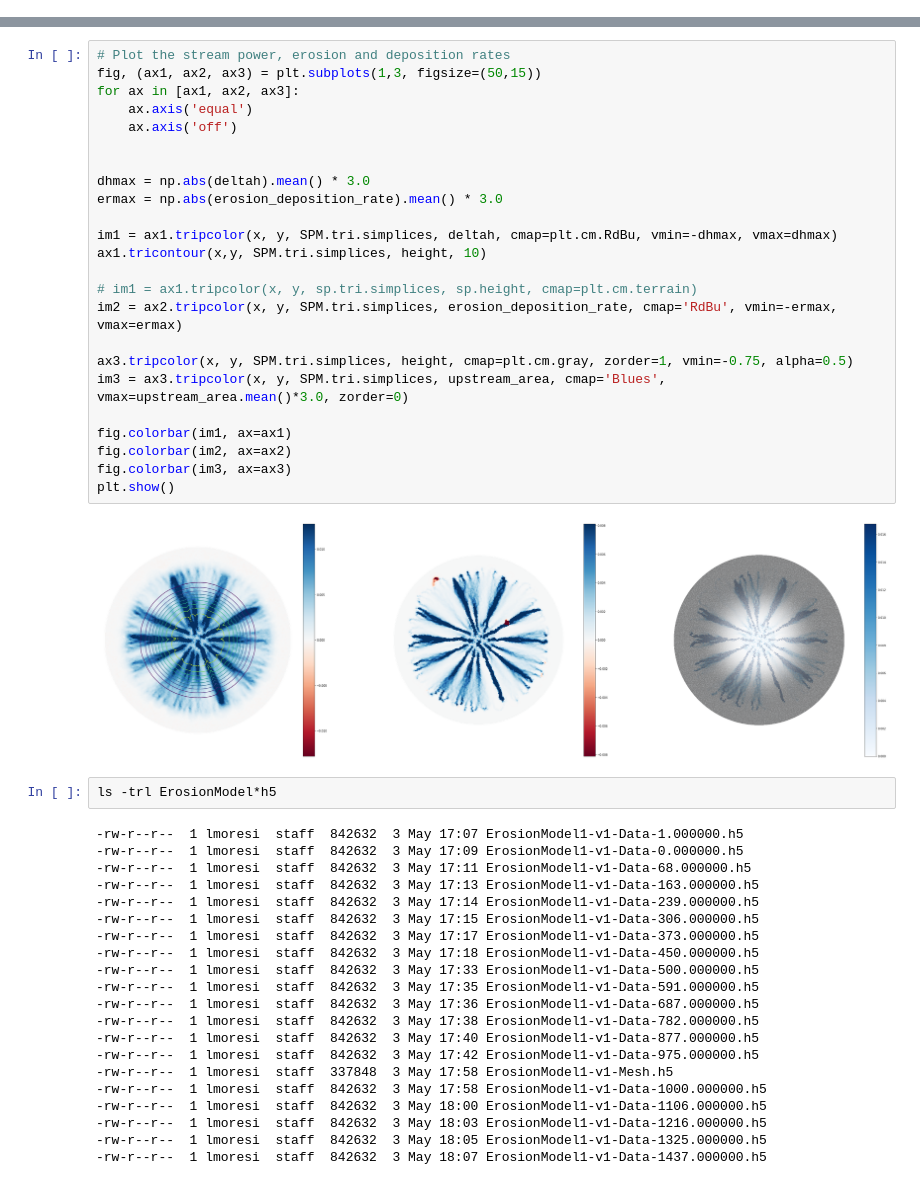
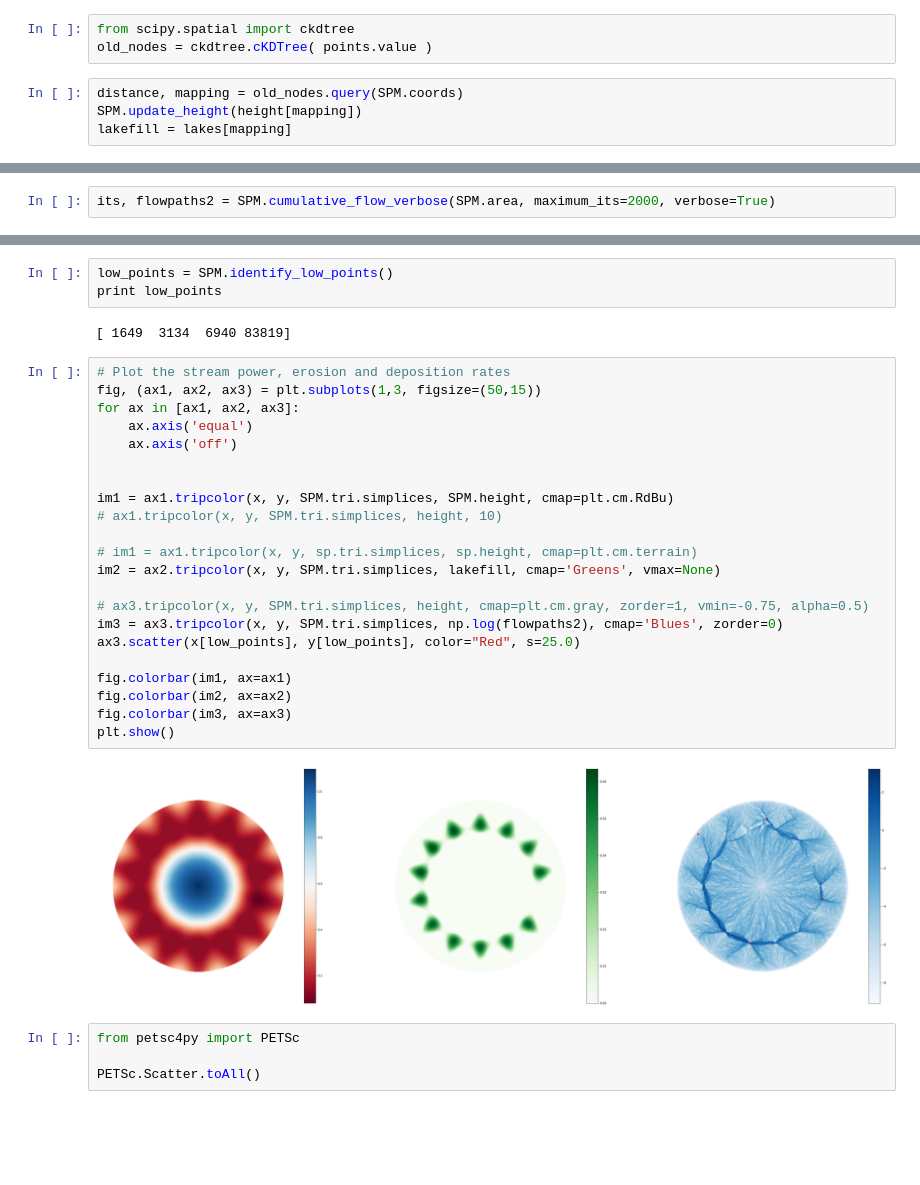
Before and after one commit to underworldcode/quagmire, a Jupyter notebook: Notebooks/Read-hdf5-mesh.ipynb, the cells around one changed output, grey strips where cells are left out. Drawn from its saved outputs; the diff is of its cells as text; blank space fills up the shorter version.

```diff
--- a/Notebooks/Read-hdf5-mesh.ipynb
+++ b/Notebooks/Read-hdf5-mesh.ipynb
@@ -39,0 +31,7 @@ erosion_deposition_rate = dataFile['erosion'].value
+# %%
+from scipy.spatial import ckdtree
+old_nodes = ckdtree.cKDTree( points.value )
+# %%
+distance, mapping = old_nodes.query(SPM.coords)
+SPM.update_height(height[mapping])
+lakefill = lakes[mapping]
@@ -39,0 +41,2 @@ erosion_deposition_rate = dataFile['erosion'].value
+# %%
+its, flowpaths2 = SPM.cumulative_flow_verbose(SPM.area, maximum_its=2000, verbose=True)
@@ -40,49 +61,33 @@ erosion_deposition_rate = dataFile['erosion'].value
+# %%
+low_points = SPM.identify_low_points()
+print low_points
+# %% [output]
+[ 1649  3134  6940 83819]
 # %%
 # Plot the stream power, erosion and deposition rates
 fig, (ax1, ax2, ax3) = plt.subplots(1,3, figsize=(50,15))
 for ax in [ax1, ax2, ax3]:
     ax.axis('equal')
     ax.axis('off')
 
 
-dhmax = np.abs(deltah).mean() * 3.0
-ermax = np.abs(erosion_deposition_rate).mean() * 3.0
-
-im1 = ax1.tripcolor(x, y, SPM.tri.simplices, deltah, cmap=plt.cm.RdBu, vmin=-dhmax, vmax=dhmax)
-ax1.tricontour(x,y, SPM.tri.simplices, height, 10)
+im1 = ax1.tripcolor(x, y, SPM.tri.simplices, SPM.height, cmap=plt.cm.RdBu)
+# ax1.tripcolor(x, y, SPM.tri.simplices, height, 10)
 
 # im1 = ax1.tripcolor(x, y, sp.tri.simplices, sp.height, cmap=plt.cm.terrain)
-im2 = ax2.tripcolor(x, y, SPM.tri.simplices, erosion_deposition_rate, cmap='RdBu', vmin=-ermax, vmax=ermax)
+im2 = ax2.tripcolor(x, y, SPM.tri.simplices, lakefill, cmap='Greens', vmax=None)
 
-ax3.tripcolor(x, y, SPM.tri.simplices, height, cmap=plt.cm.gray, zorder=1, vmin=-0.75, alpha=0.5)
-im3 = ax3.tripcolor(x, y, SPM.tri.simplices, upstream_area, cmap='Blues', vmax=upstream_area.mean()*3.0, zorder=0)
+# ax3.tripcolor(x, y, SPM.tri.simplices, height, cmap=plt.cm.gray, zorder=1, vmin=-0.75, alpha=0.5)
+im3 = ax3.tripcolor(x, y, SPM.tri.simplices, np.log(flowpaths2), cmap='Blues', zorder=0)
+ax3.scatter(x[low_points], y[low_points], color="Red", s=25.0)
 
 fig.colorbar(im1, ax=ax1)
 fig.colorbar(im2, ax=ax2)
 fig.colorbar(im3, ax=ax3)
 plt.show()
 # %% [output]
-[figure, old version]
+[figure, new version]
-# %%
-ls -trl ErosionModel*h5
-# %% [output]
--rw-r--r--  1 lmoresi  staff  842632  3 May 17:07 ErosionModel1-v1-Data-1.000000.h5
--rw-r--r--  1 lmoresi  staff  842632  3 May 17:09 ErosionModel1-v1-Data-0.000000.h5
--rw-r--r--  1 lmoresi  staff  842632  3 May 17:11 ErosionModel1-v1-Data-68.000000.h5
--rw-r--r--  1 lmoresi  staff  842632  3 May 17:13 ErosionModel1-v1-Data-163.000000.h5
--rw-r--r--  1 lmoresi  staff  842632  3 May 17:14 ErosionModel1-v1-Data-239.000000.h5
--rw-r--r--  1 lmoresi  staff  842632  3 May 17:15 ErosionModel1-v1-Data-306.000000.h5
--rw-r--r--  1 lmoresi  staff  842632  3 May 17:17 ErosionModel1-v1-Data-373.000000.h5
--rw-r--r--  1 lmoresi  staff  842632  3 May 17:18 ErosionModel1-v1-Data-450.000000.h5
--rw-r--r--  1 lmoresi  staff  842632  3 May 17:33 ErosionModel1-v1-Data-500.000000.h5
--rw-r--r--  1 lmoresi  staff  842632  3 May 17:35 ErosionModel1-v1-Data-591.000000.h5
--rw-r--r--  1 lmoresi  staff  842632  3 May 17:36 ErosionModel1-v1-Data-687.000000.h5
--rw-r--r--  1 lmoresi  staff  842632  3 May 17:38 ErosionModel1-v1-Data-782.000000.h5
--rw-r--r--  1 lmoresi  staff  842632  3 May 17:40 ErosionModel1-v1-Data-877.000000.h5
--rw-r--r--  1 lmoresi  staff  842632  3 May 17:42 ErosionModel1-v1-Data-975.000000.h5
--rw-r--r--  1 lmoresi  staff  337848  3 May 17:58 ErosionModel1-v1-Mesh.h5
--rw-r--r--  1 lmoresi  staff  842632  3 May 17:58 ErosionModel1-v1-Data-1000.000000.h5
--rw-r--r--  1 lmoresi  staff  842632  3 May 18:00 ErosionModel1-v1-Data-1106.000000.h5
--rw-r--r--  1 lmoresi  staff  842632  3 May 18:03 ErosionModel1-v1-Data-1216.000000.h5
--rw-r--r--  1 lmoresi  staff  842632  3 May 18:05 ErosionModel1-v1-Data-1325.000000.h5
--rw-r--r--  1 lmoresi  staff  842632  3 May 18:07 ErosionModel1-v1-Data-1437.000000.h5
+# %%
+from petsc4py import PETSc
+
+PETSc.Scatter.toAll()
```
Also changed, not shown: parts of 7 cells of this notebook, 13 other files.
